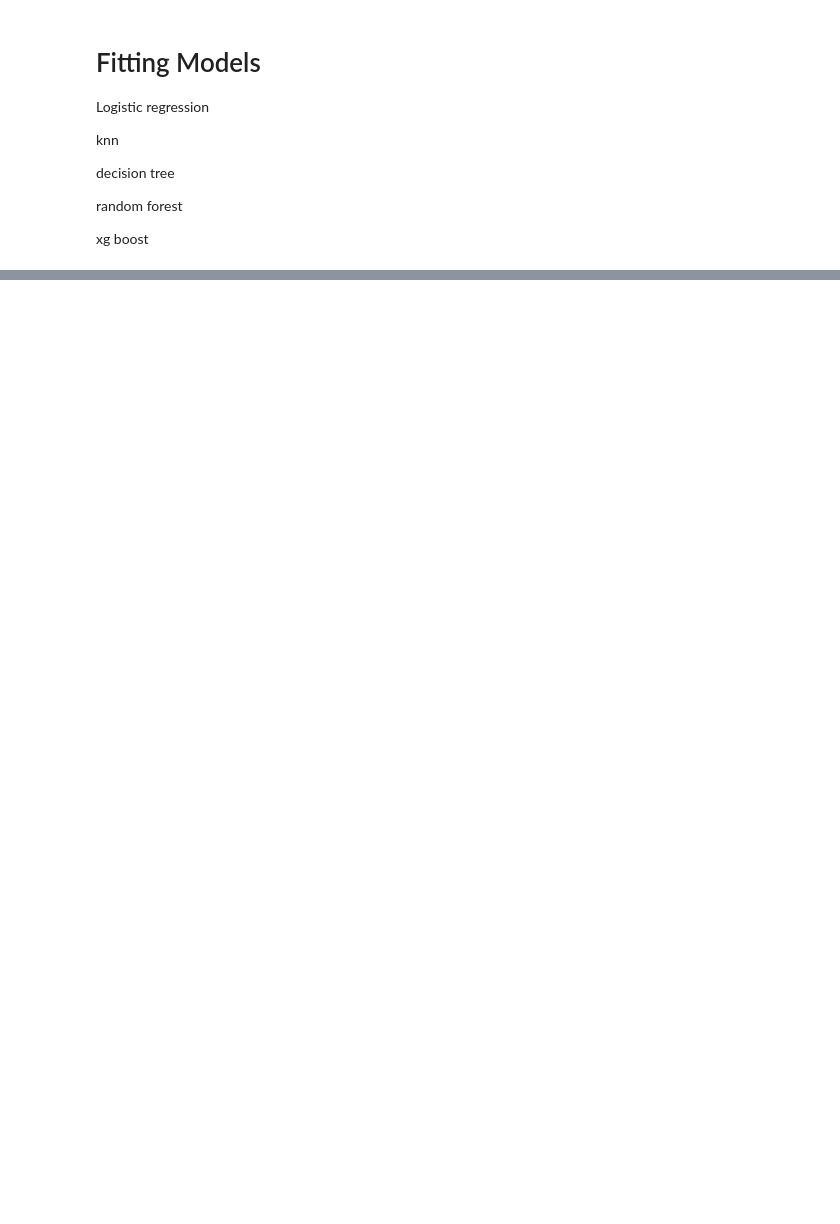
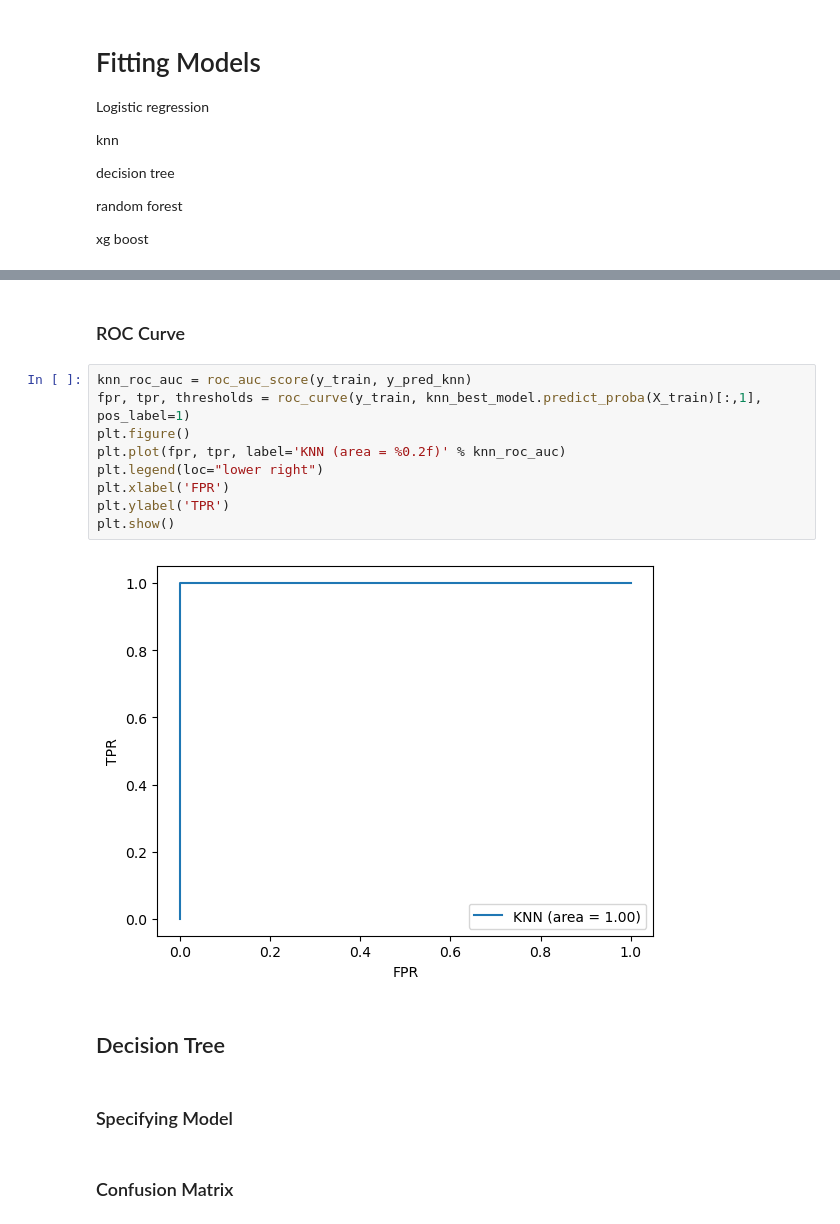
Before and after one commit to mpabbathi/churn-orbit, a Jupyter notebook: Models.ipynb, the cells around one changed output, grey strips where cells are left out. Cells and saved outputs as stored; diff of their text form; blank space fills up the shorter version.

```diff
--- a/Models.ipynb
+++ b/Models.ipynb
@@ -78,0 +162,19 @@ xg boost
+# %% [markdown]
+### ROC Curve
+# %%
+knn_roc_auc = roc_auc_score(y_train, y_pred_knn)
+fpr, tpr, thresholds = roc_curve(y_train, knn_best_model.predict_proba(X_train)[:,1], pos_label=1)
+plt.figure()
+plt.plot(fpr, tpr, label='KNN (area = %0.2f)' % knn_roc_auc)
+plt.legend(loc="lower right")
+plt.xlabel('FPR')
+plt.ylabel('TPR')
+plt.show()
+# %% [output]
+[figure, added]
+# %% [markdown]
+##  Decision Tree
+# %% [markdown]
+### Specifying Model
+# %% [markdown]
+### Confusion Matrix
```
Also changed, not shown: parts of 23 cells of this notebook.
